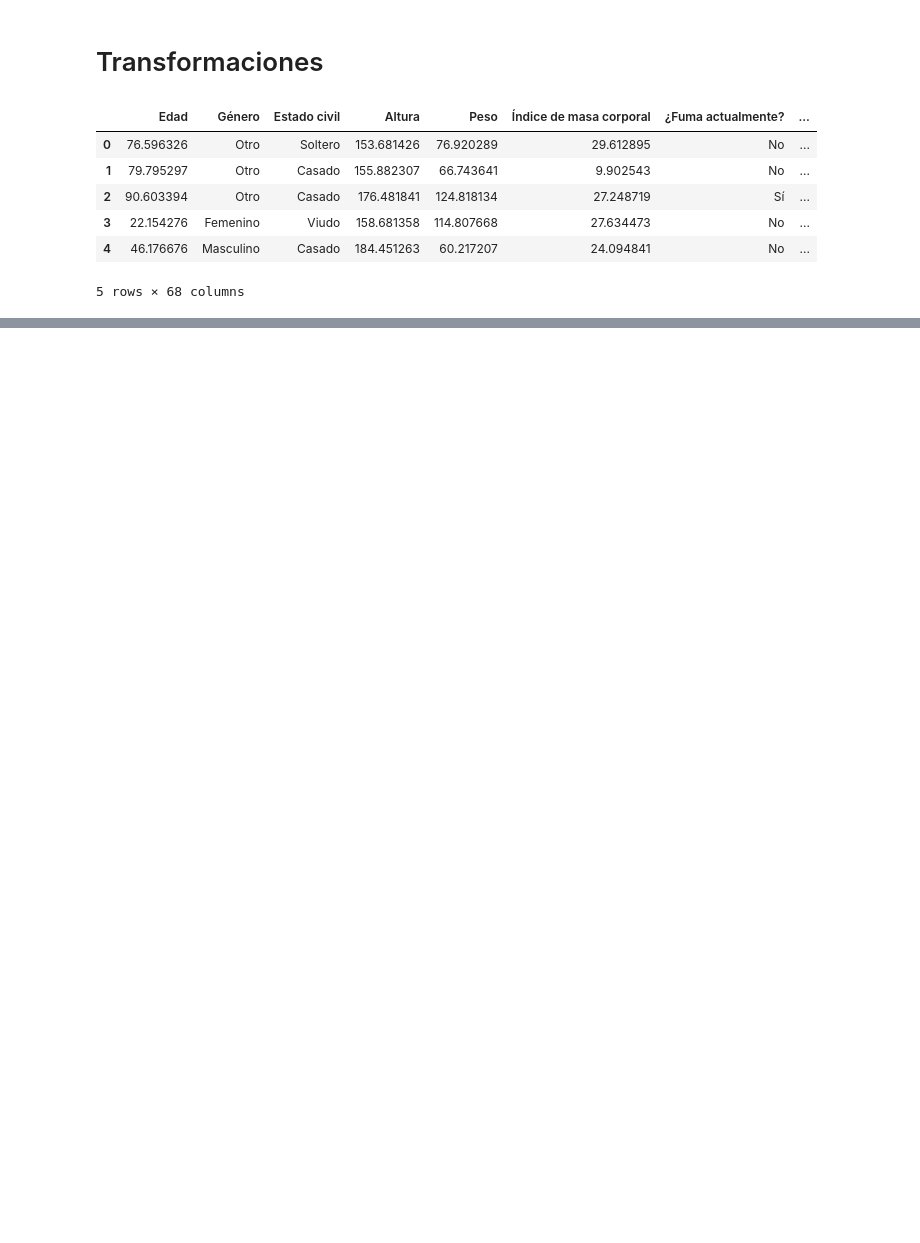
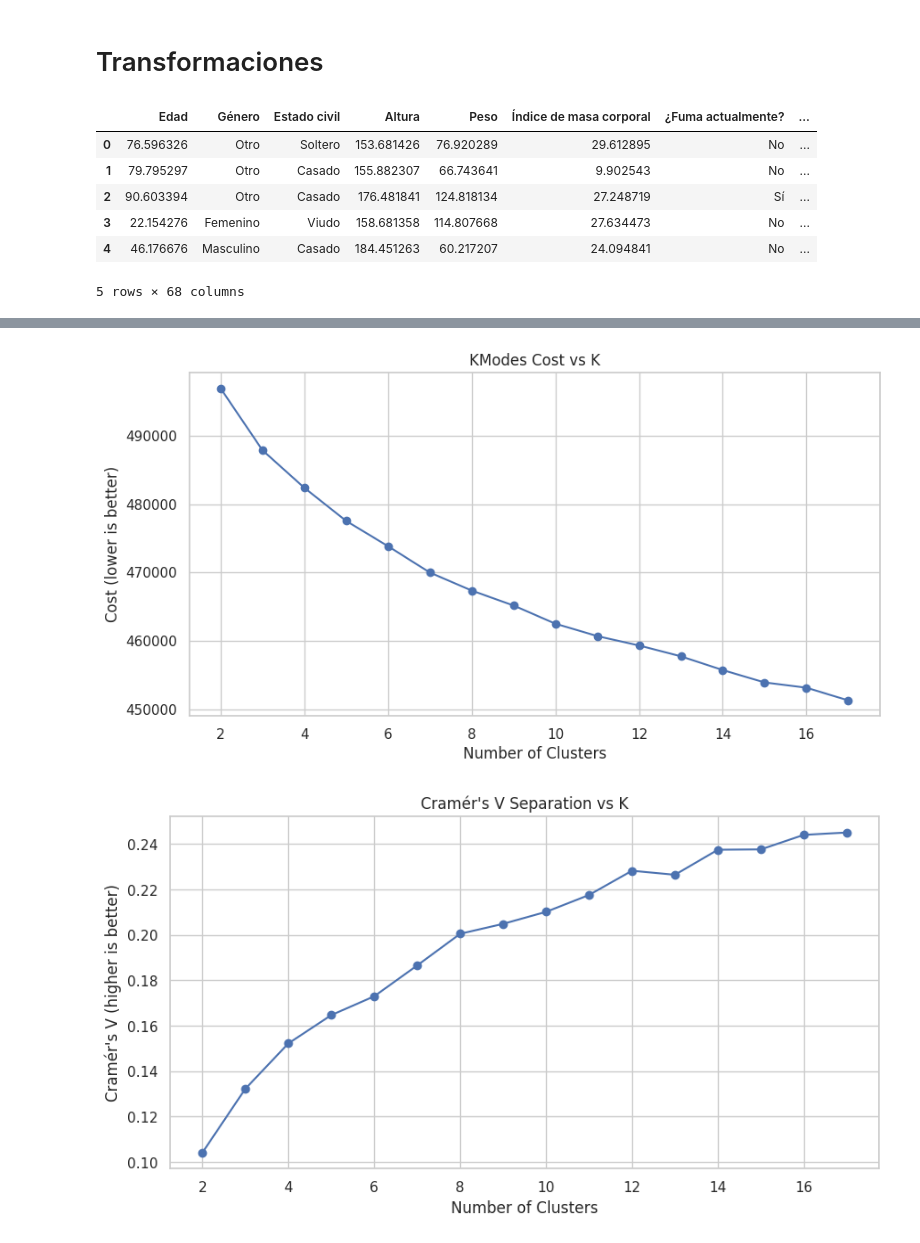
Before and after one commit to Spdrd/proyecto-fnal-tecnicas-ml, a Jupyter notebook: exploratorio.ipynb, the cells around one changed output, grey strips where cells are left out. Saved outputs shown, nothing was run; the diff lists cells and outputs as text; code cells hidden in the pictures; blank space fills up the shorter version.

```diff
--- a/exploratorio.ipynb
+++ b/exploratorio.ipynb
@@ -240,0 +456,19 @@ pyreadr.write_rdata("diseases_only.RData", df_diseases, "diseases")
+# %%
+import matplotlib.pyplot as plt
+
+plt.figure(figsize=(10,5))
+plt.plot(results_df['k'], results_df['cost'], marker='o')
+plt.title("KModes Cost vs K")
+plt.xlabel("Number of Clusters")
+plt.ylabel("Cost (lower is better)")
+plt.show()
+
+plt.figure(figsize=(10,5))
+plt.plot(results_df['k'], results_df['cramersV'], marker='o')
+plt.title("Cramér's V Separation vs K")
+plt.xlabel("Number of Clusters")
+plt.ylabel("Cramér's V (higher is better)")
+plt.show()
+# %% [output]
+[figure, added]
+[figure, added]
```
Also changed, not shown: parts of 32 cells of this notebook.
